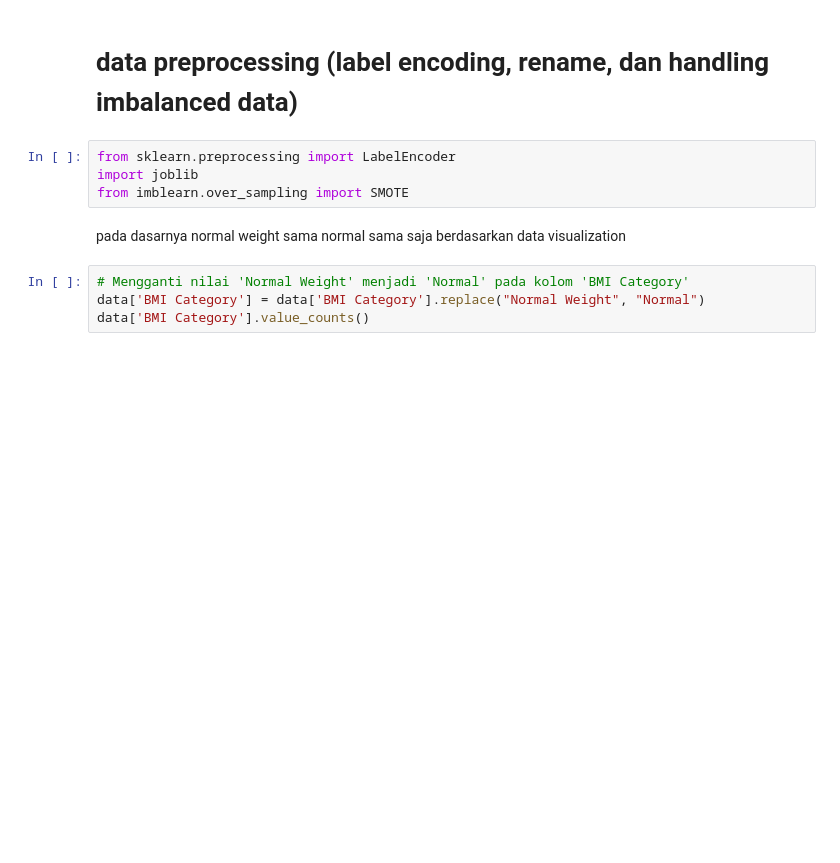
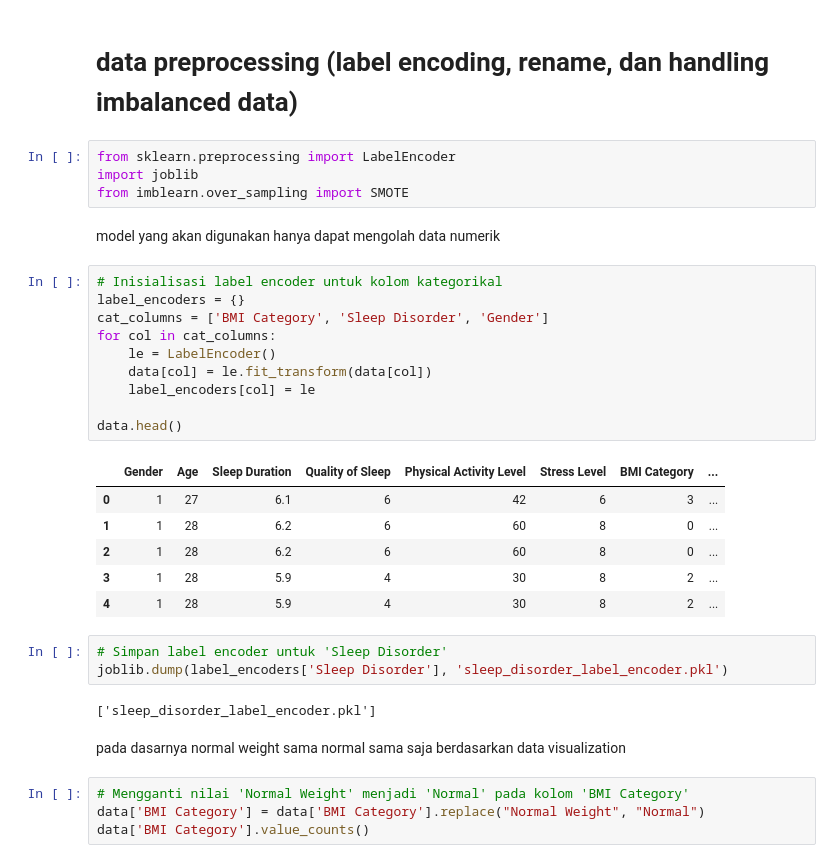
Before and after one commit to tobiokagae/GROUP-4-PROJECT-DMML24, a Jupyter notebook: BackEnd/Data_Processing.ipynb, the cells around one changed output. Cells and saved outputs as stored; diff of their text form; blank space fills up the shorter version.

```diff
--- a/BackEnd/Data_Processing.ipynb
+++ b/BackEnd/Data_Processing.ipynb
@@ -171,6 +202,30 @@ fig.show()
 from sklearn.preprocessing import LabelEncoder
 import joblib
 from imblearn.over_sampling import SMOTE
+# %% [markdown]
+model yang akan digunakan hanya dapat mengolah data numerik
+# %%
+# Inisialisasi label encoder untuk kolom kategorikal
+label_encoders = {}
+cat_columns = ['BMI Category', 'Sleep Disorder', 'Gender']
+for col in cat_columns:
+    le = LabelEncoder()
+    data[col] = le.fit_transform(data[col])
+    label_encoders[col] = le
+
+data.head()
+# %% [output]
+|  | Gender | Age | Sleep Duration | Quality of Sleep | Physical Activity Level | Stress Level | BMI Category | ... |
+| 0 | 1 | 27 | 6.1 | 6 | 42 | 6 | 3 | ... |
+| 1 | 1 | 28 | 6.2 | 6 | 60 | 8 | 0 | ... |
+| 2 | 1 | 28 | 6.2 | 6 | 60 | 8 | 0 | ... |
+| 3 | 1 | 28 | 5.9 | 4 | 30 | 8 | 2 | ... |
+| 4 | 1 | 28 | 5.9 | 4 | 30 | 8 | 2 | ... |
+# %%
+# Simpan label encoder untuk 'Sleep Disorder'
+joblib.dump(label_encoders['Sleep Disorder'], 'sleep_disorder_label_encoder.pkl')
+# %% [output]
+['sleep_disorder_label_encoder.pkl']
 # %% [markdown]
 pada dasarnya normal weight sama normal sama saja berdasarkan data visualization
 # %%
```
Also changed, not shown: parts of 15 cells of this notebook, 2 other files.
